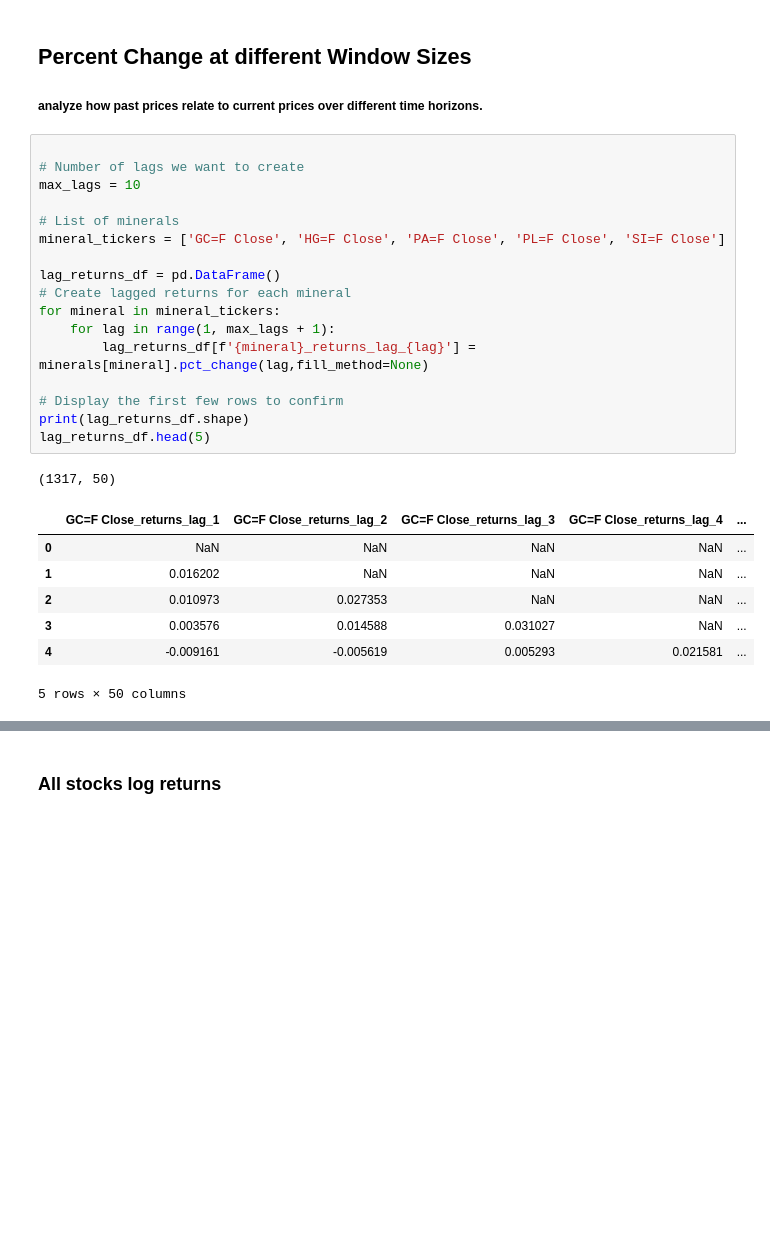
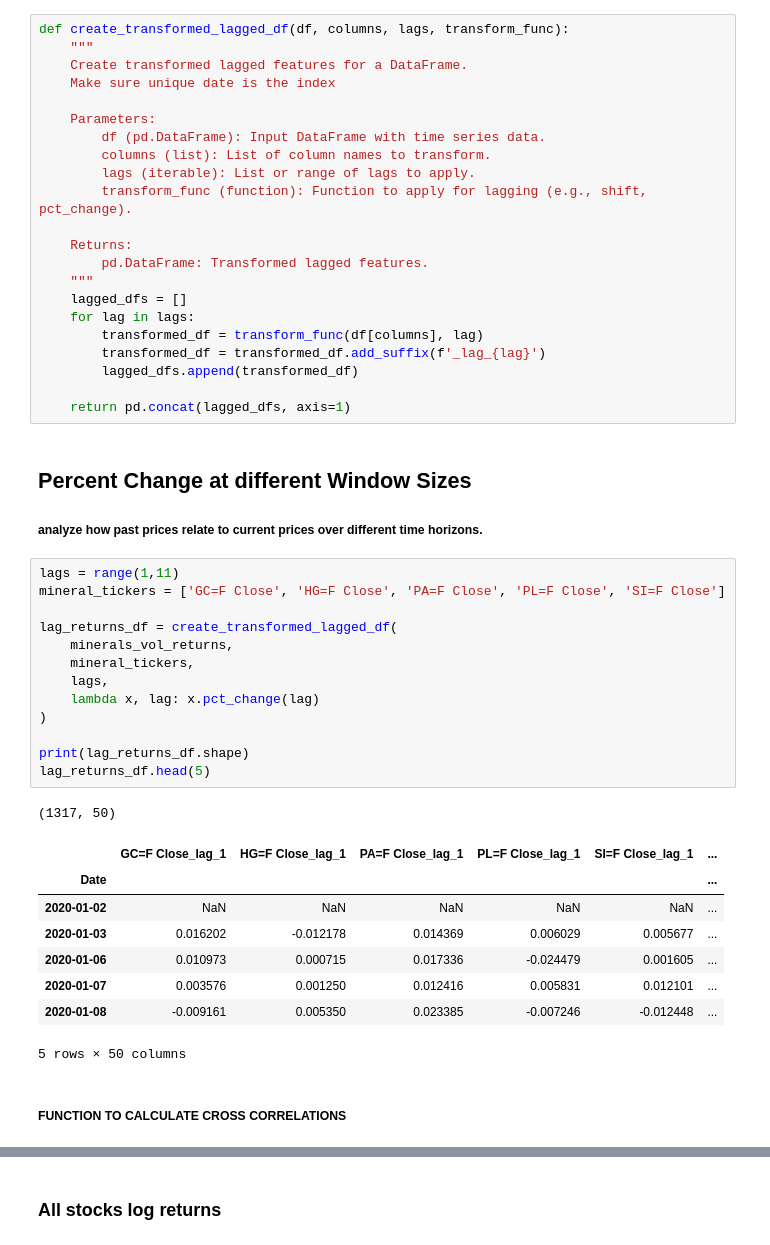
Before and after one commit to GeronimoBWalker/commodity, a Jupyter notebook: feature_engineering.ipynb, the cells around one changed output, grey strips where cells are left out. Drawn from its saved outputs; the diff is of its cells as text; blank space fills up the shorter version.

```diff
--- a/feature_engineering.ipynb
+++ b/feature_engineering.ipynb
@@ -312,30 +314,51 @@ from statsmodels.tsa.stattools import acf
+# %%
+def create_transformed_lagged_df(df, columns, lags, transform_func):
+    """
+    Create transformed lagged features for a DataFrame.
+    Make sure unique date is the index
+
+    Parameters:
+        df (pd.DataFrame): Input DataFrame with time series data.
+        columns (list): List of column names to transform.
+        lags (iterable): List or range of lags to apply.
+        transform_func (function): Function to apply for lagging (e.g., shift, pct_change).
+
+    Returns:
+        pd.DataFrame: Transformed lagged features.
+    """
+    lagged_dfs = []
+    for lag in lags:
+        transformed_df = transform_func(df[columns], lag)
+        transformed_df = transformed_df.add_suffix(f'_lag_{lag}')
+        lagged_dfs.append(transformed_df)
+
+    return pd.concat(lagged_dfs, axis=1)
 # %% [markdown]
 ## Percent Change at different Window Sizes
 
 ##### analyze how past prices relate to current prices over different time horizons.
 # %%
-
-# Number of lags we want to create
-max_lags = 10
-
-# List of minerals
+lags = range(1,11)
 mineral_tickers = ['GC=F Close', 'HG=F Close', 'PA=F Close', 'PL=F Close', 'SI=F Close']
 
-lag_returns_df = pd.DataFrame()
-# Create lagged returns for each mineral
-for mineral in mineral_tickers:
-    for lag in range(1, max_lags + 1):
-        lag_returns_df[f'{mineral}_returns_lag_{lag}'] = minerals[mineral].pct_change(lag,fill_method=None)
+lag_returns_df = create_transformed_lagged_df(
+    minerals_vol_returns,
+    mineral_tickers,
+    lags,
+    lambda x, lag: x.pct_change(lag)
+)
 
-# Display the first few rows to confirm
 print(lag_returns_df.shape)
 lag_returns_df.head(5)
 # %% [output]
 (1317, 50)
-|  | GC=F Close_returns_lag_1 | GC=F Close_returns_lag_2 | GC=F Close_returns_lag_3 | GC=F Close_returns_lag_4 | ... |
-| 0 | NaN | NaN | NaN | NaN | ... |
-| 1 | 0.016202 | NaN | NaN | NaN | ... |
-| 2 | 0.010973 | 0.027353 | NaN | NaN | ... |
-| 3 | 0.003576 | 0.014588 | 0.031027 | NaN | ... |
-| 4 | -0.009161 | -0.005619 | 0.005293 | 0.021581 | ... |
+|  | GC=F Close_lag_1 | HG=F Close_lag_1 | PA=F Close_lag_1 | PL=F Close_lag_1 | SI=F Close_lag_1 | ... |
+| Date |  |  |  |  |  | ... |
+| 2020-01-02 | NaN | NaN | NaN | NaN | NaN | ... |
+| 2020-01-03 | 0.016202 | -0.012178 | 0.014369 | 0.006029 | 0.005677 | ... |
+| 2020-01-06 | 0.010973 | 0.000715 | 0.017336 | -0.024479 | 0.001605 | ... |
+| 2020-01-07 | 0.003576 | 0.001250 | 0.012416 | 0.005831 | 0.012101 | ... |
+| 2020-01-08 | -0.009161 | 0.005350 | 0.023385 | -0.007246 | -0.012448 | ... |
 5 rows × 50 columns
+# %% [markdown]
+##### FUNCTION TO CALCULATE CROSS CORRELATIONS ####
```
Also changed, not shown: parts of 32 cells of this notebook.
